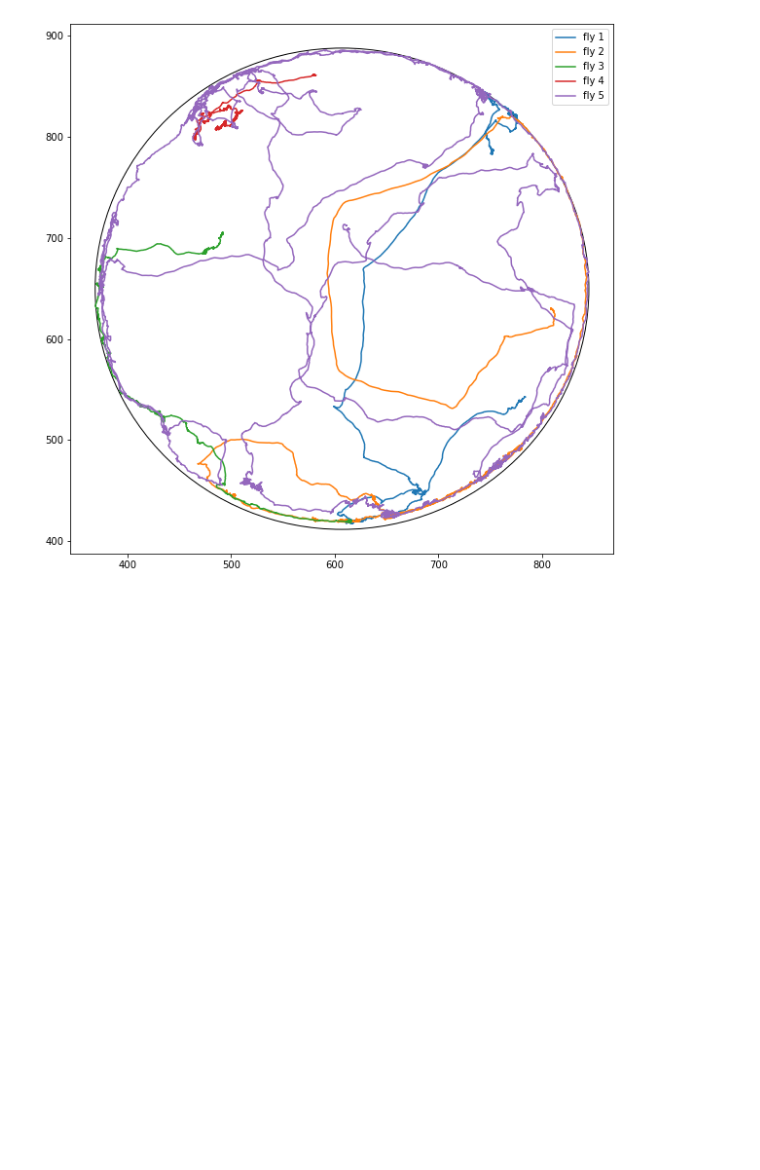
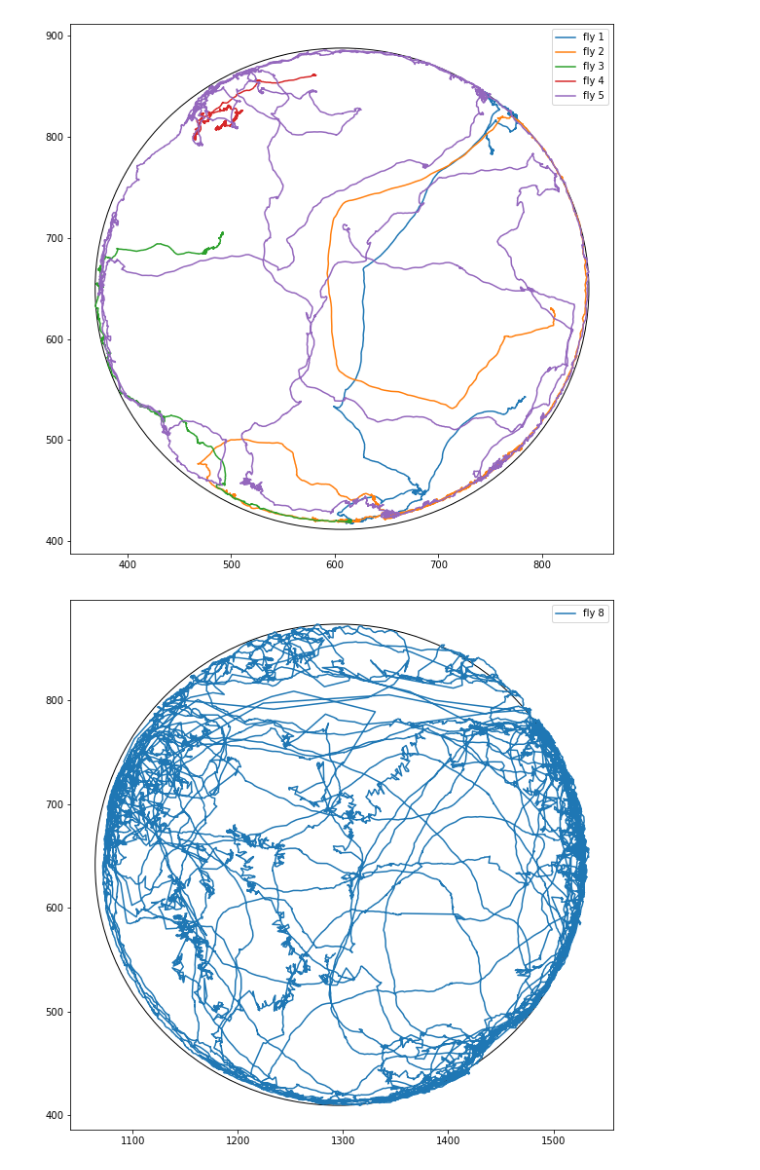
Before and after one commit to andystopia/motra, a Jupyter notebook: example.ipynb, the cells around one changed output. Cells and saved outputs as stored; diff of their text form; code cells hidden in the pictures; blank space fills up the shorter version.

```diff
--- a/example.ipynb
+++ b/example.ipynb
@@ -30,3 +29,11 @@ motra.arena_trajectory(arena_1, center, radius)
 # %% [output]
 [figure]
+# %%
+arena_2 = fly[fly["fly_id"] > 5] # flies that belong to arena 2.
+                                 # The dataset needs a column indicating
+                                 # which arena the fly belongs to.
+center_2, radius_2 = motra.arena(arena_2)
+motra.arena_trajectory(arena_2, center_2, radius_2)
+# %% [output]
+[figure, added]
 # %%
```
Also changed, not shown: parts of 12 cells of this notebook, 3 other files.
